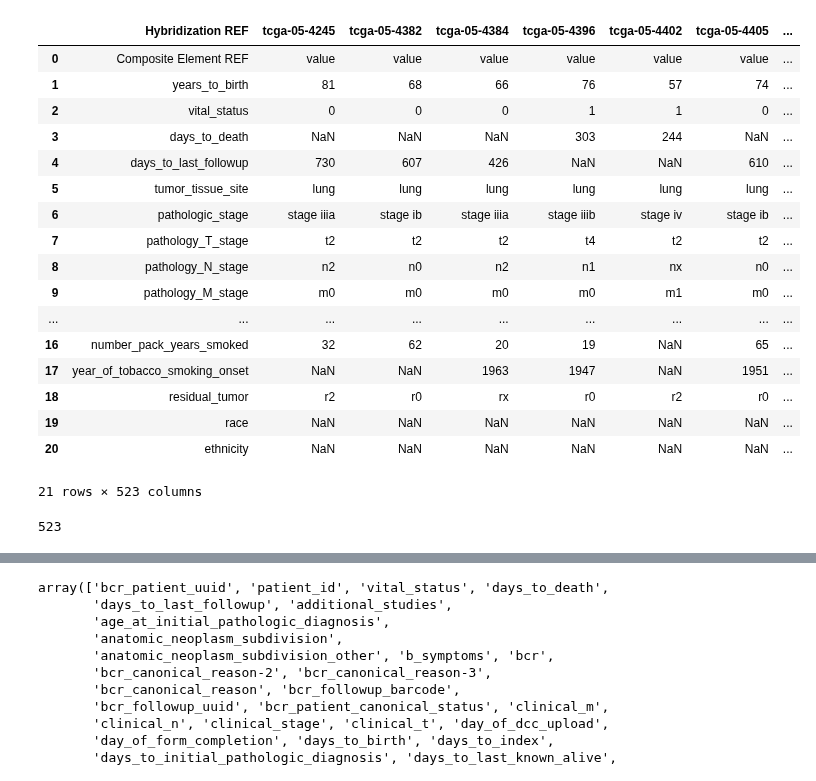
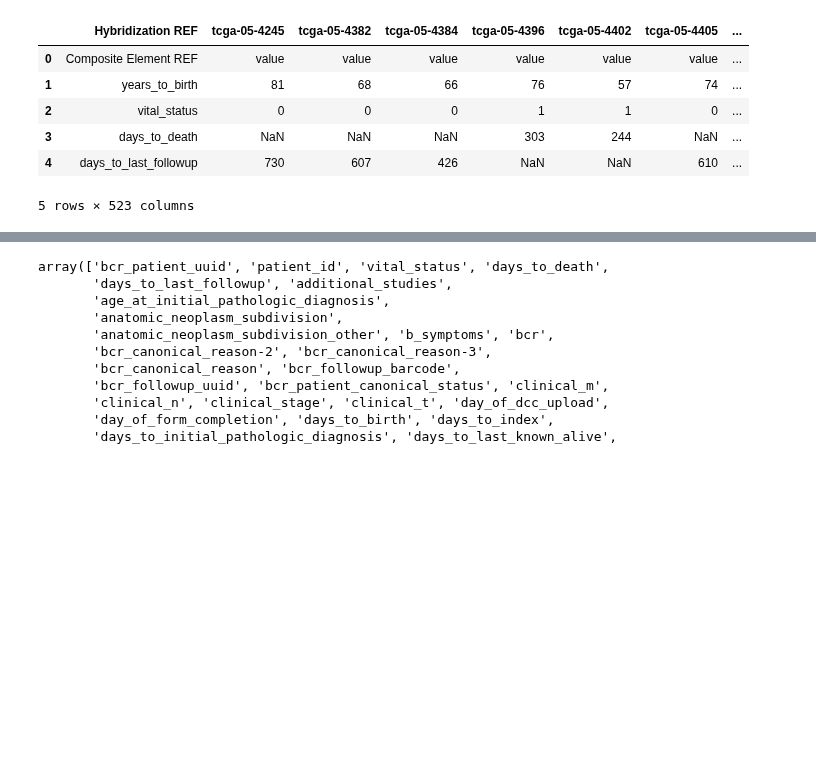
Before and after one commit to telenovelachuan/data_science, a Jupyter notebook: DATA_824/assignment6/assignment6.ipynb, the cells around one changed output, grey strips where cells are left out. Cells and saved outputs as stored; diff of their text form; code cells hidden in the pictures; blank space fills up the shorter version.

```diff
--- a/DATA_824/assignment6/assignment6.ipynb
+++ b/DATA_824/assignment6/assignment6.ipynb
@@ -5,27 +5,12 @@ from matplotlib import pyplot as plt
 import seaborn as sns
 # %%
 df = pd.read_csv("primary/LUAD.clin.merged.picked.txt", sep="\t")
-df
+df.head()
 # %% [output]
 |  | Hybridization REF | tcga-05-4245 | tcga-05-4382 | tcga-05-4384 | tcga-05-4396 | tcga-05-4402 | tcga-05-4405 | ... |
 | 0 | Composite Element REF | value | value | value | value | value | value | ... |
 | 1 | years_to_birth | 81 | 68 | 66 | 76 | 57 | 74 | ... |
 | 2 | vital_status | 0 | 0 | 0 | 1 | 1 | 0 | ... |
 | 3 | days_to_death | NaN | NaN | NaN | 303 | 244 | NaN | ... |
 | 4 | days_to_last_followup | 730 | 607 | 426 | NaN | NaN | 610 | ... |
-| 5 | tumor_tissue_site | lung | lung | lung | lung | lung | lung | ... |
-| 6 | pathologic_stage | stage iiia | stage ib | stage iiia | stage iiib | stage iv | stage ib | ... |
-| 7 | pathology_T_stage | t2 | t2 | t2 | t4 | t2 | t2 | ... |
-| 8 | pathology_N_stage | n2 | n0 | n2 | n1 | nx | n0 | ... |
-| 9 | pathology_M_stage | m0 | m0 | m0 | m0 | m1 | m0 | ... |
-| ... | ... | ... | ... | ... | ... | ... | ... | ... |
-| 16 | number_pack_years_smoked | 32 | 62 | 20 | 19 | NaN | 65 | ... |
-| 17 | year_of_tobacco_smoking_onset | NaN | NaN | 1963 | 1947 | NaN | 1951 | ... |
-| 18 | residual_tumor | r2 | r0 | rx | r0 | r2 | r0 | ... |
-| 19 | race | NaN | NaN | NaN | NaN | NaN | NaN | ... |
-| 20 | ethnicity | NaN | NaN | NaN | NaN | NaN | NaN | ... |
-21 rows × 523 columns
+5 rows × 523 columns
-# %%
-len(df.columns)
-# %% [output]
-523
```
Also changed, not shown: parts of 9 cells of this notebook, 5 other files.
